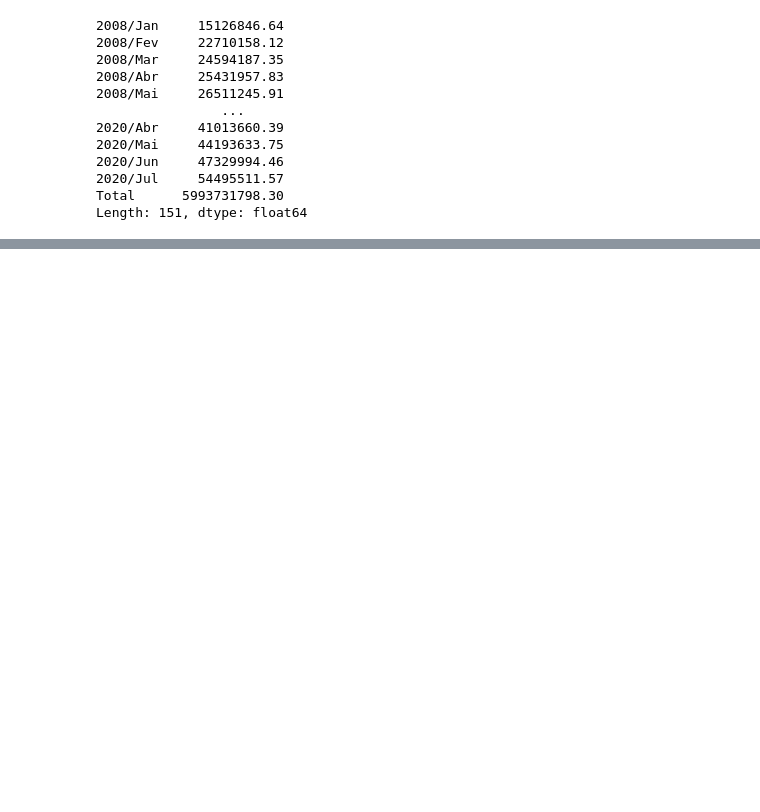
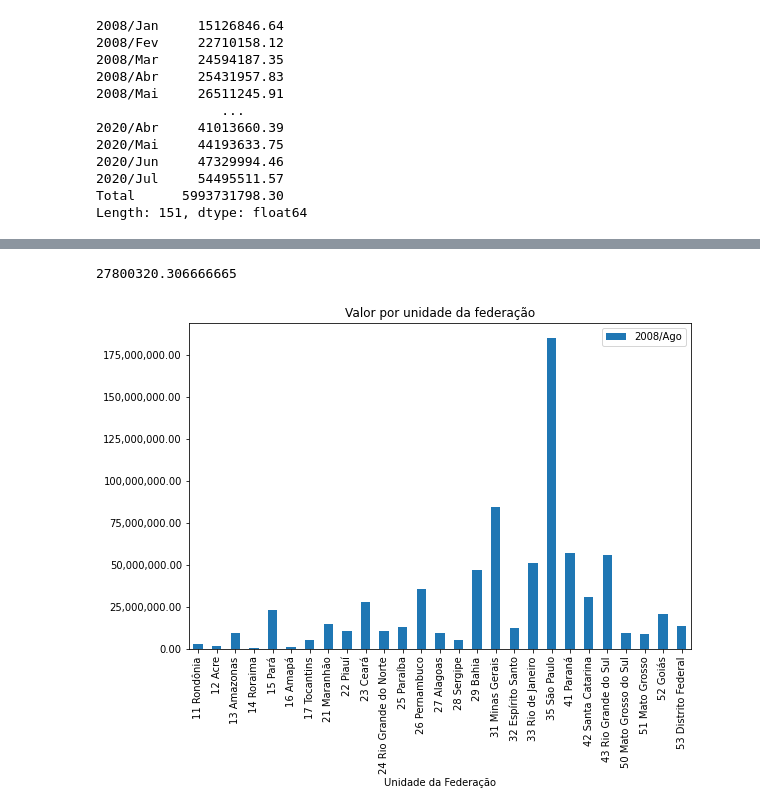
Before and after one commit to ricardosaj/Bootcamp-Data-Science-Alura, a Jupyter notebook: Aula_01_Analisando_dados_da_saúde_com_Python_e_Pandas.ipynb, the cells around one changed output, grey strips where cells are left out. Saved outputs shown, nothing was run; the diff lists cells and outputs as text; code cells hidden in the pictures; blank space fills up the shorter version.

```diff
--- a/Aula_01_Analisando_dados_da_saúde_com_Python_e_Pandas.ipynb
+++ b/Aula_01_Analisando_dados_da_saúde_com_Python_e_Pandas.ipynb
@@ -74,0 +96,13 @@ Length: 151, dtype: float64
+# %%
+dados["2008/Ago"].mean()
+# %% [output]
+27800320.306666665
+# %%
+import matplotlib.pyplot as plt
+import matplotlib.ticker as ticker
+ax = dados.plot(x="Unidade da Federação", y="2008/Ago", kind="bar", figsize=(9,6))
+ax.yaxis.set_major_formatter(ticker.StrMethodFormatter("{x:,.2f}"))
+plt.title("Valor por unidade da federação")
+plt.show()
+# %% [output]
+[figure, added]
```
Also changed, not shown: parts of 21 cells of this notebook.
